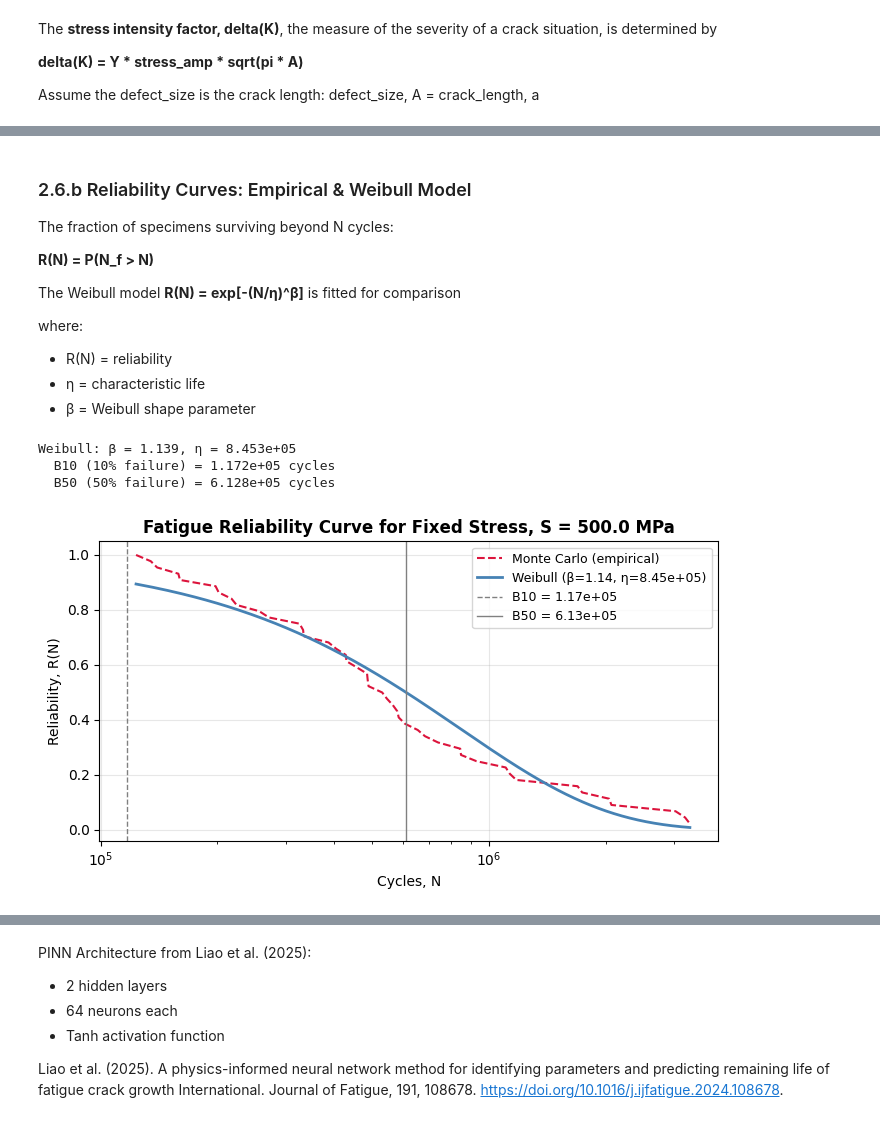
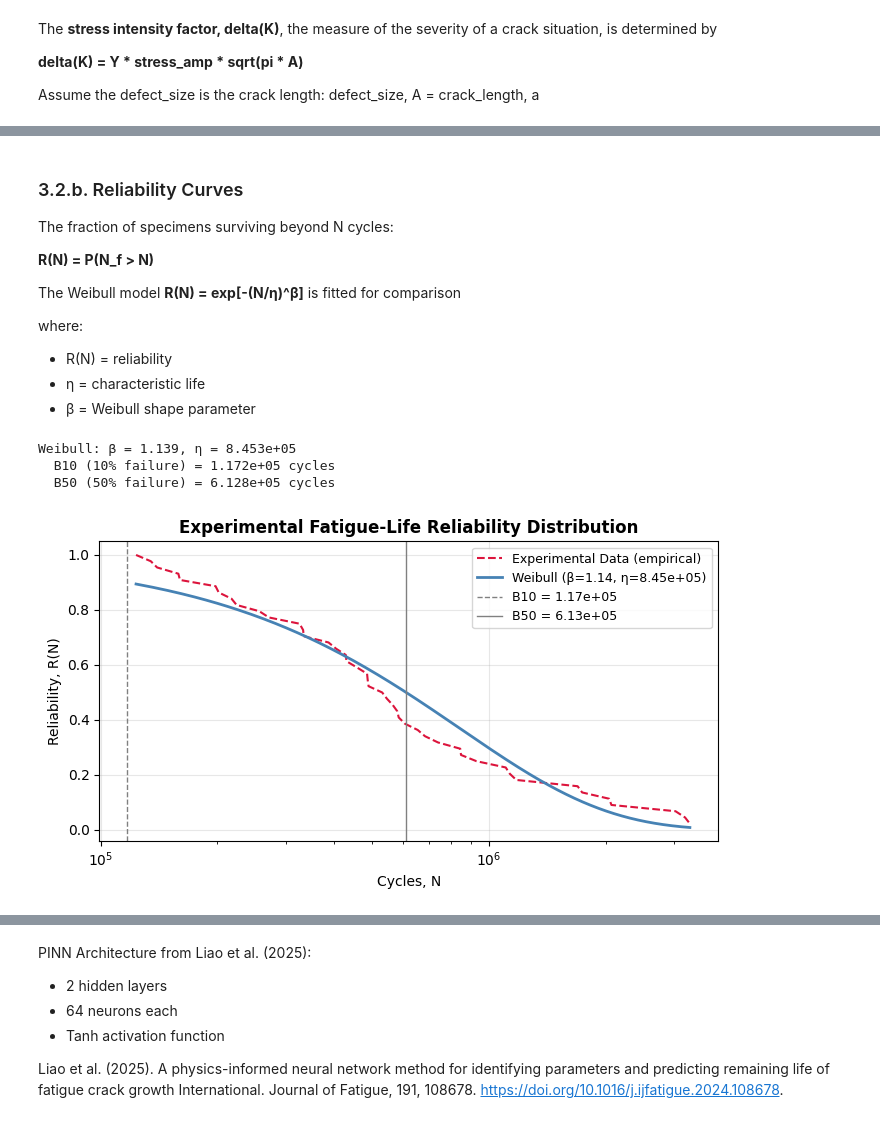
Before and after one commit to jessk816/pinn, a Jupyter notebook: models/pinn/pinn_zhou.ipynb, the cells around one changed output, grey strips where cells are left out. Cells and saved outputs as stored; diff of their text form; code cells hidden in the pictures.

```diff
--- a/models/pinn/pinn_zhou.ipynb
+++ b/models/pinn/pinn_zhou.ipynb
@@ -668,5 +514,5 @@ plt.show()
 # %% [markdown]
-### 2.6.b Reliability Curves: Empirical & Weibull Model
+### 3.2.b. Reliability Curves
 
 The fraction of specimens surviving beyond N cycles:
 
@@ -684,7 +530,7 @@ lives_sorted = np.sort(Nf_samples_valid)
 R_empirical  = 1.0 - np.arange(len(lives_sorted)) / len(lives_sorted)
 
 # Weibull MLE fit
-shape_w, _, scale_w = weibull_min.fit(Nf_samples, floc=0)
+shape_w, _, scale_w = weibull_min.fit(Nf_samples_valid, floc=0)
 N_vals = np.linspace(lives_sorted.min(), lives_sorted.max(), 500)
 R_weibull = np.exp(-(N_vals / scale_w)**shape_w)
 
@@ -698,34 +544,35 @@ print(f"  B50 (50% failure) = {B50:.3e} cycles")
 # plot reliability curves
 fig, ax = plt.subplots(figsize=(7, 4))
 ax.plot(lives_sorted, R_empirical, color="crimson", linewidth=1.5,
-        linestyle="--", label="Monte Carlo (empirical)")
+        linestyle="--", label="Experimental Data (empirical)")
 ax.plot(N_vals, R_weibull, color="steelblue", linewidth=2,
         label=f"Weibull (β={shape_w:.2f}, η={scale_w:.2e})")
+
 # show B10 and B50 as vertical lines
 ax.axvline(B10, color="grey", linewidth=1, linestyle="--",
            label=f"B10 = {B10:.2e}")
 ax.axvline(B50, color="grey", linewidth=1,
            label=f"B50 = {B50:.2e}")
 
 # log scale for reliability plot
 ax.set_xscale("log")
 
 # axes labels, title
-ax.set_title(f"Fatigue Reliability Curve for Fixed Stress, S = {S_fixed} MPa",
+ax.set_title(f"Experimental Fatigue-Life Reliability Distribution",
              fontweight="bold")
 ax.set_xlabel("Cycles, N")
 ax.set_ylabel("Reliability, R(N)")
 
 # legend, grid
 ax.legend(fontsize=9)
 ax.grid(alpha=0.3)
 
 # save and show
 plt.tight_layout()
 plt.savefig("graphs_pinn/2_reliability.png", dpi=150)
 plt.show()
 # %% [output]
 Weibull: β = 1.139, η = 8.453e+05
   B10 (10% failure) = 1.172e+05 cycles
   B50 (50% failure) = 6.128e+05 cycles
-[figure, old version]
+[figure, new version]
```
Also changed, not shown: parts of 85 cells of this notebook, 13 other files.
